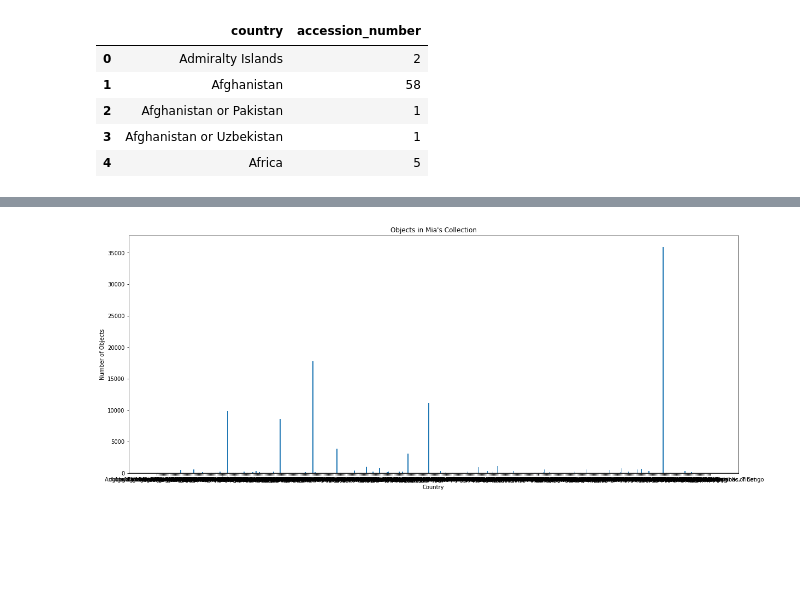
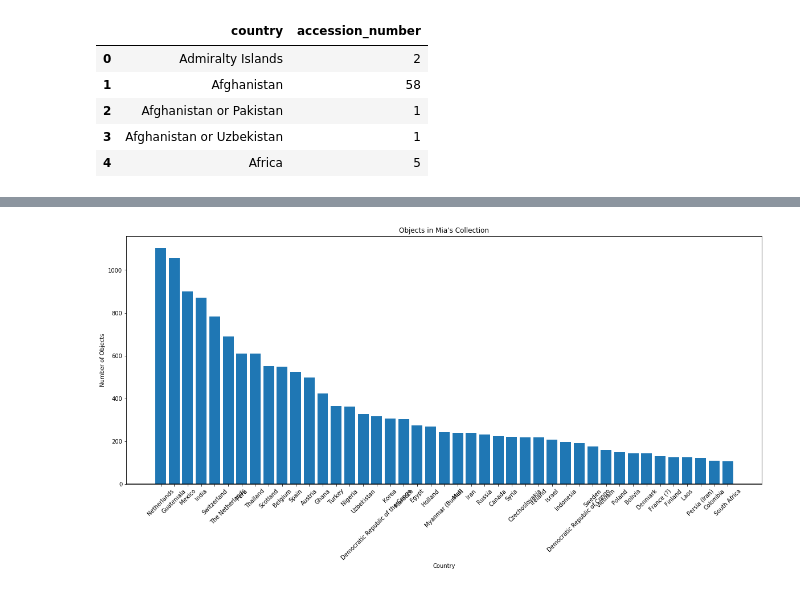
Before and after one commit to jackrapp/collection_map, a Jupyter notebook: collection_visualization.ipynb, the cells around one changed output, grey strips where cells are left out. Saved outputs shown, nothing was run; the diff lists cells and outputs as text; code cells hidden in the pictures; blank space fills up the shorter version.

Commit message:
cleaned visualizations

```diff
--- a/collection_visualization.ipynb
+++ b/collection_visualization.ipynb
@@ -65,3 +65,7 @@ collection_country.head()
 | 2 | Afghanistan or Pakistan | 1 |
 | 3 | Afghanistan or Uzbekistan | 1 |
 | 4 | Africa | 5 |
+# %%
+# Pull top 100 countries to chart
+collection_country_top = collection_country.nlargest(50, 'accession_number')
+collection_country_top.head()
@@ -68,23 +103,23 @@ collection_country.head()
 # %%
 # Create handles from country values
-handles = collection_country['country'].values
+handles = collection_country_top['country'].values
 
 # Build the bar chart
 plt.figure(figsize=(20,8))
-x_axis = np.arange(0,len(handles))
+x_axis = np.arange(0,43)
 
-plt.bar(x_axis, collection_country['accession_number'])
+plt.bar(x_axis, collection_country_top['accession_number'][7:50])
 plt.axhline(color="black")
-plt.xticks(x_axis, labels=handles)
+plt.xticks(x_axis, labels=handles[7:50], rotation=45)
 plt.title("Objects in Mia's Collection")
 plt.xlabel("Country")
 plt.ylabel('Number of Objects')
 
 # # Save the Figure
 # plt.savefig("Tumor_Growth.png")
 
 
 # Show the Figure
 plt.show()
 # %% [output]
-[figure, old version]
+[figure, new version]
```
Also changed, not shown: parts of 4 cells of this notebook.
